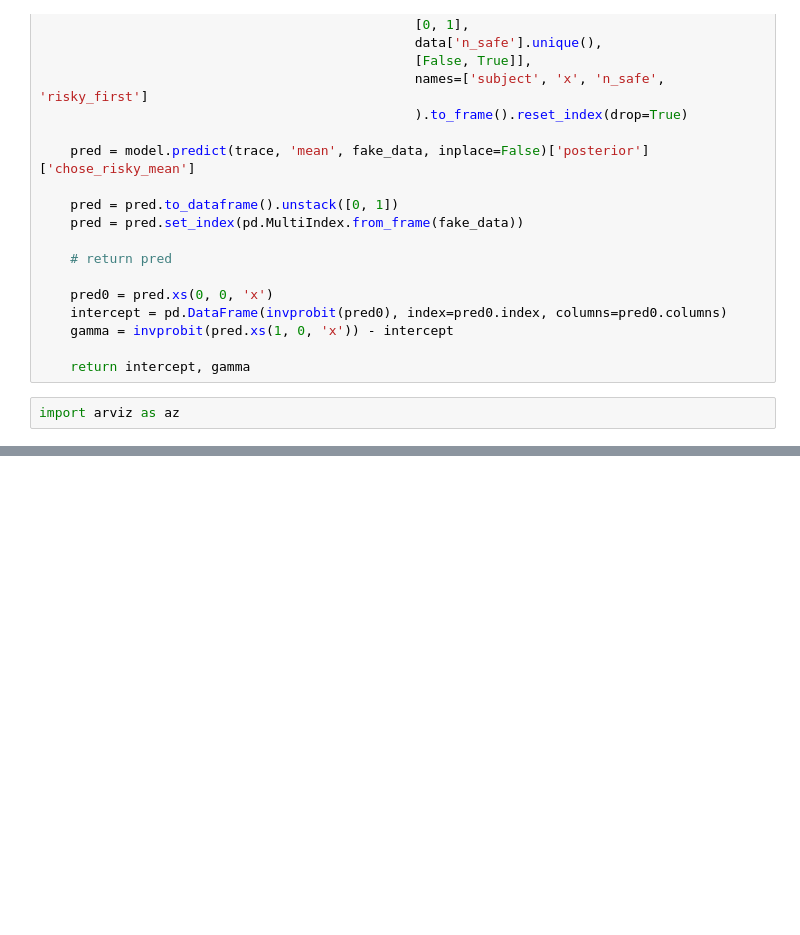
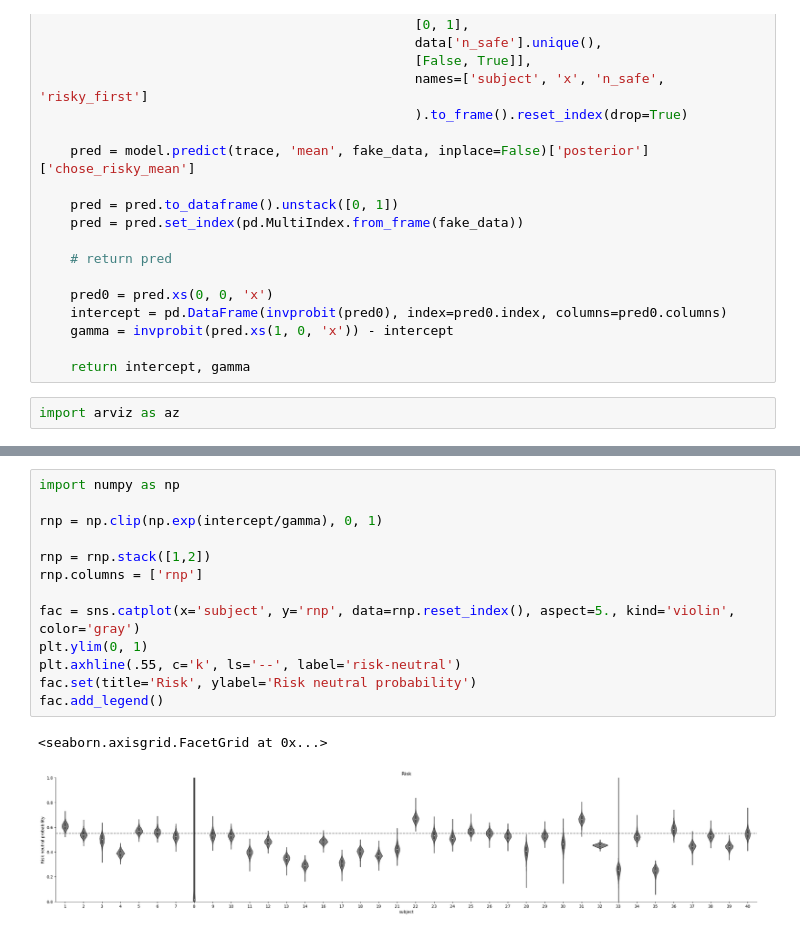
Before and after one commit to Gilles86/stress_risk, a Jupyter notebook: stress_risk/subject_selection/fit_rnp_model.ipynb, the cells around one changed output, grey strips where cells are left out. Drawn from its saved outputs; the diff is of its cells as text; blank space fills up the shorter version.

```diff
--- a/stress_risk/subject_selection/fit_rnp_model.ipynb
+++ b/stress_risk/subject_selection/fit_rnp_model.ipynb
@@ -83,0 +98,16 @@ az.plot_trace(
+# %%
+import numpy as np
+
+rnp = np.clip(np.exp(intercept/gamma), 0, 1)
+
+rnp = rnp.stack([1,2])
+rnp.columns = ['rnp']
+
+fac = sns.catplot(x='subject', y='rnp', data=rnp.reset_index(), aspect=5., kind='violin', color='gray')
+plt.ylim(0, 1)
+plt.axhline(.55, c='k', ls='--', label='risk-neutral')
+fac.set(title='Risk', ylabel='Risk neutral probability')
+fac.add_legend()
+# %% [output]
+<seaborn.axisgrid.FacetGrid at 0x...>
+[figure, added]
```
Also changed, not shown: parts of 8 cells of this notebook, 1 other file.
